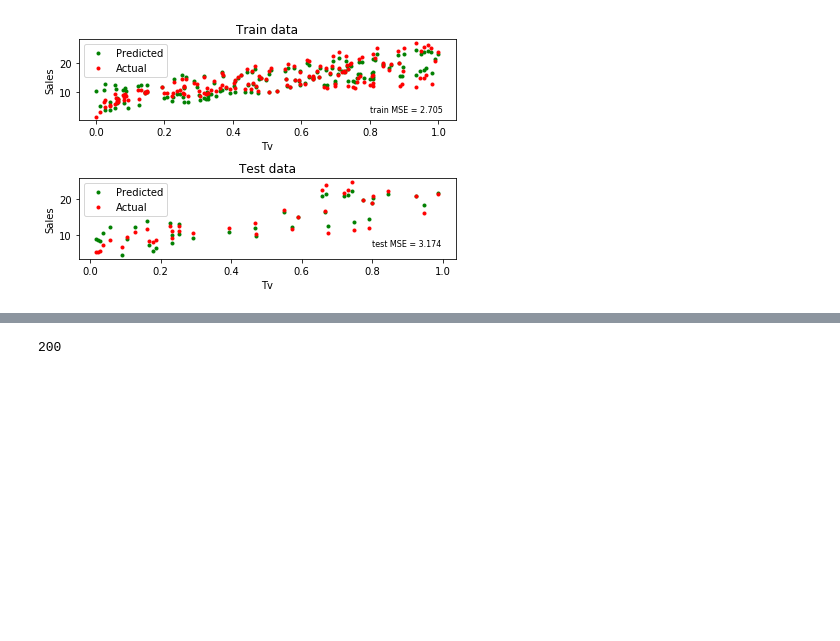
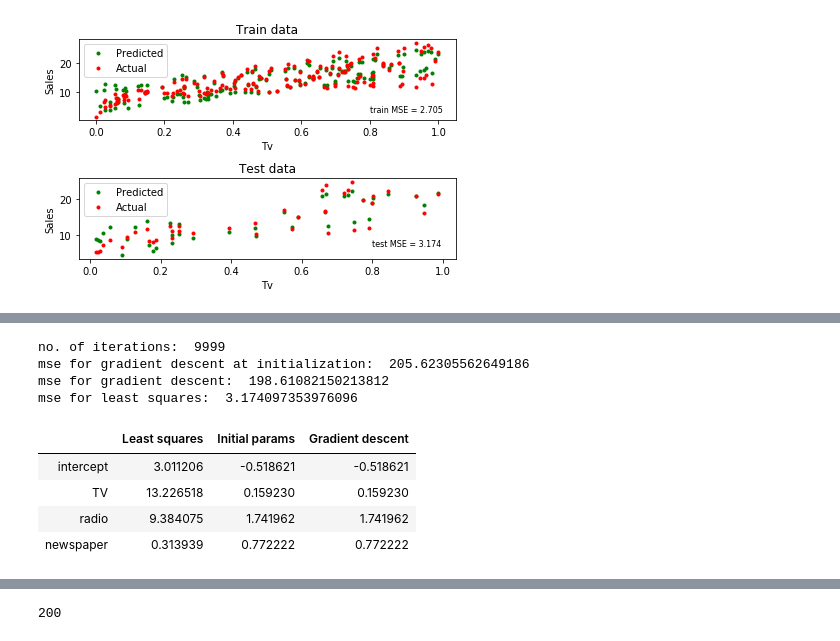
Before and after one commit to scaryface/intro_to_statistics, a Jupyter notebook: regression.ipynb, the cells around one changed output, grey strips where cells are left out. Cells and saved outputs as stored; diff of their text form; code cells hidden in the pictures; blank space fills up the shorter version.

```diff
--- a/regression.ipynb
+++ b/regression.ipynb
@@ -143,0 +169,53 @@ plt.tight_layout()
+# %%
+# find regressors
+
+# initialize regressors
+sigma = 1
+mu = 0
+A = pd.Series(sigma*np.random.randn(len(X_normalised.columns)) + mu, index=X_normalised.columns)
+A_curr = A
+A_init = A
+mse_init = get_mse(X_train, y_train, A_init)
+
+max_iter = pow(10, 4) # max num of iterations
+thres = pow(10, 1) # min delta of mse_prev & mse_curr
+mse = mse_init # some max error value for intialization
+learn_rate = pow(10, -1) # learning rate
+seed = 15 # if delta less than threshold for seed number of times
+seed_count = 0
+
+#for plot
+A_plot = []
+mse_plot = []
+
+# gradient descent logic
+for i in range(max_iter):
+    delta = (y_train.subtract(X_train.dot(A_curr))).T.dot(X_train).multiply(learn_rate)
+    A_curr = A_curr.subtract(delta)
+    mse_curr = get_mse(X_train, y_train, A_curr)
+    A_plot.append(A_curr)
+    mse_plot.append(mse_curr)
+    if(abs(mse_curr-mse) < thres):
+        seed_count = seed_count + 1
+    else:
+        seed_count = 0
+    if(mse > mse_curr):
+        mse = mse_curr
+        A = A_curr
+    if(seed_count == seed):
+        break
+print('no. of iterations: ', i)
+print('mse for gradient descent at initialization: ', mse_init)
+print('mse for gradient descent: ', get_mse(X_test, y_test, A))
+print('mse for least squares: ', mse_linear)
+pd.DataFrame({'Least squares': A_linear, 'Initial params': A_init, 'Gradient descent': A}, index=A.index)
+# %% [output]
+no. of iterations:  9999
+mse for gradient descent at initialization:  205.62305562649186
+mse for gradient descent:  198.61082150213812
+mse for least squares:  3.174097353976096
+|  | Least squares | Initial params | Gradient descent |
+| intercept | 3.011206 | -0.518621 | -0.518621 |
+| TV | 13.226518 | 0.159230 | 0.159230 |
+| radio | 9.384075 | 1.741962 | 1.741962 |
+| newspaper | 0.313939 | 0.772222 | 0.772222 |
```
Also changed, not shown: parts of 12 cells of this notebook.
